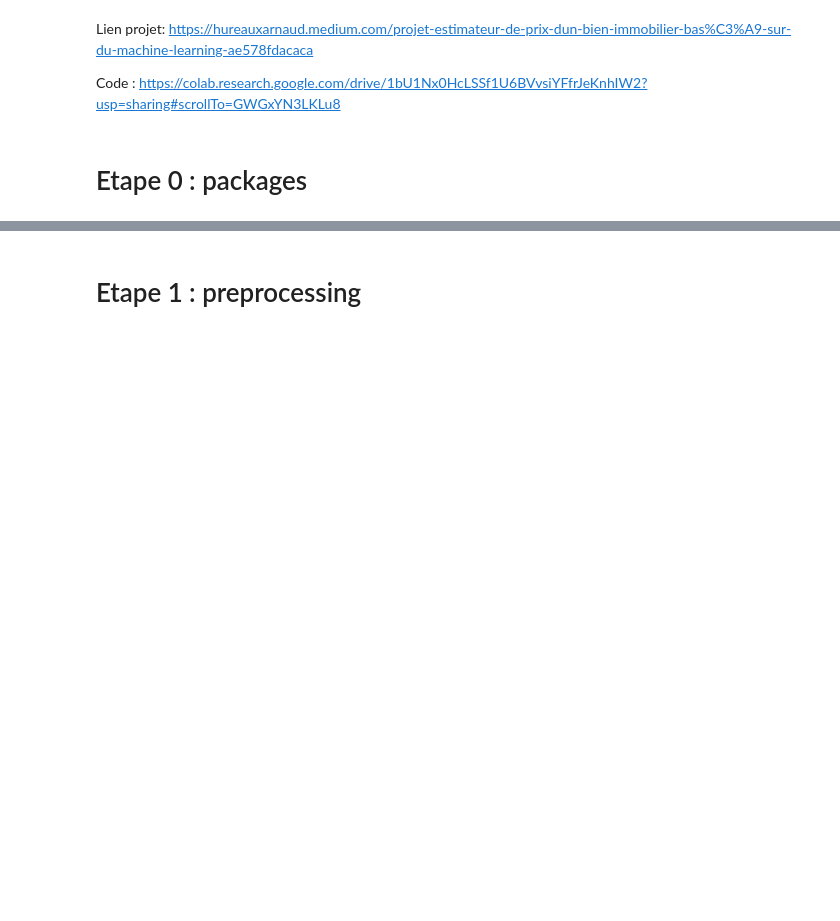
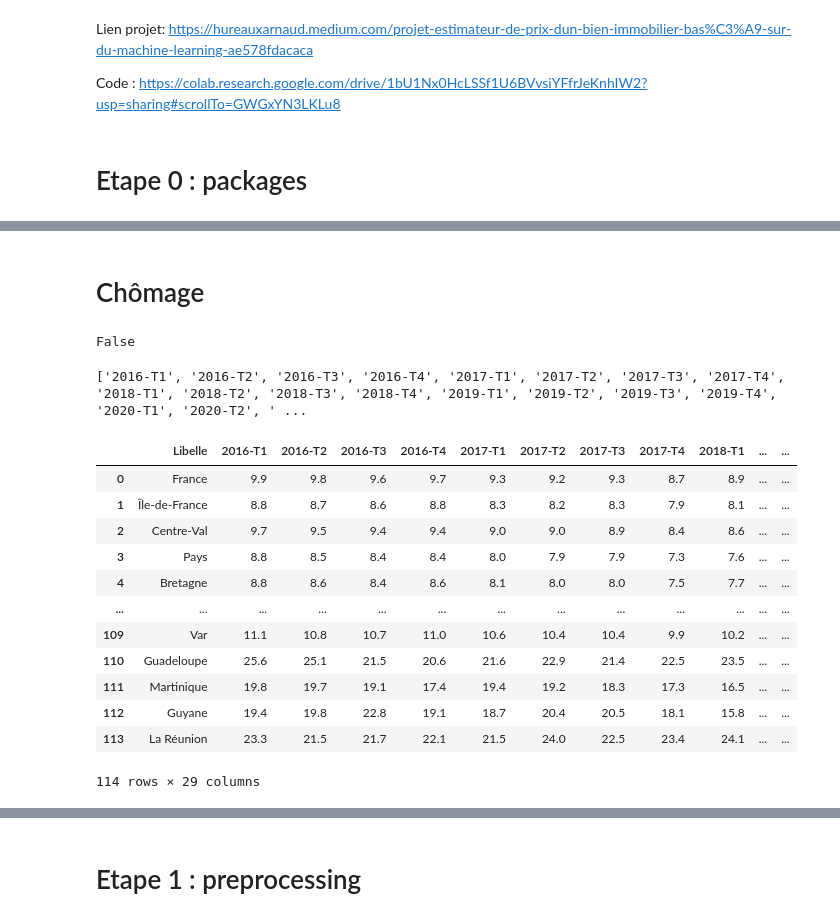
Before and after one commit to victor-kerros/tokenisation-immo, a Jupyter notebook: token-immo.ipynb, the cells around one changed output, grey strips where cells are left out. Cells and saved outputs as stored; diff of their text form; code cells hidden in the pictures; blank space fills up the shorter version.

```diff
--- a/token-immo.ipynb
+++ b/token-immo.ipynb
@@ -21,0 +191,7 @@ import matplotlib.pyplot as plt
+# %%
+df_musees = musees.groupby("NOMDEP").size().reset_index()
+
+df_musees = df_musees.rename(columns = {"NOMDEP":"nom_dep", 0:"nb_musees"})
+#display(df_musees)
+#display(df_musees.loc[81])
+#df_musees.columns = [["nom_dep", "nb_musees"]]
@@ -21,0 +209,4 @@ import matplotlib.pyplot as plt
+# %%
+# Création d'un dictionnaire à partir des noms des départements dans notre dataframe sur les musées
+arr_dpt_mus = np.array(df_musees["nom_dep"].str.lower())
+#display(arr_dpt_mus)
@@ -21,0 +274,2 @@ import matplotlib.pyplot as plt
+# %% [markdown]
+# Chômage
@@ -21,0 +312,51 @@ import matplotlib.pyplot as plt
+# %%
+#display(chomage_vf.head())
+
+# On ne garde que les valeurs depuis 2016
+liste_cols = ["Libelle"]
+annees = ["20"+str(i) for i in range(16,21)]
+trimestres = ["-T"+str(i) for i in range(1,5)]
+
+for an in annees:
+    for tr in trimestres:
+        liste_cols.append(an+tr)
+liste_cols.append("2021-T1")
+liste_cols.append("2021-T2")
+#print(liste_cols)
+
+chomage_vf = chomage_vf.filter(liste_cols, axis=1)
+#display(chomage_vf)
+
+chomage_vf = chomage_vf.replace(to_replace = 'La', value = 'La Réunion', regex=True)
+chomage_vf = chomage_vf.replace(to_replace = 'Territoire', value = 'Territoire de Belfort', regex=True)
+chomage_vf.isna().sum().any() # Pas de NA dans le df a priori
+# %% [output]
+False
+# %%
+# je ne comprends pas pourquoi ça ne fonctionne pas ==> ça met des NaN
+liste_cols = liste_cols[1:]
+print(liste_cols)
+
+# Les valeurs étaient des objets, on les transforme en entiers
+chomage_vf = chomage_vf.apply(lambda x: x.astype(float) if x.name in liste_cols else x)
+
+for an in annees:
+    chomage_vf[an] = chomage_vf[[an+str(tr) for tr in trimestres]].mean(axis = 1)
+
+chomage_vf['2021'] = chomage_vf[["2021-T1","2021-T2"]].mean(axis=1)
+display(chomage_vf)
+# %% [output]
+['2016-T1', '2016-T2', '2016-T3', '2016-T4', '2017-T1', '2017-T2', '2017-T3', '2017-T4', '2018-T1', '2018-T2', '2018-T3', '2018-T4', '2019-T1', '2019-T2', '2019-T3', '2019-T4', '2020-T1', '2020-T2', ' ...
+|  | Libelle | 2016-T1 | 2016-T2 | 2016-T3 | 2016-T4 | 2017-T1 | 2017-T2 | 2017-T3 | 2017-T4 | 2018-T1 | ... | ... |
+| 0 | France | 9.9 | 9.8 | 9.6 | 9.7 | 9.3 | 9.2 | 9.3 | 8.7 | 8.9 | ... | ... |
+| 1 | Île-de-France | 8.8 | 8.7 | 8.6 | 8.8 | 8.3 | 8.2 | 8.3 | 7.9 | 8.1 | ... | ... |
+| 2 | Centre-Val | 9.7 | 9.5 | 9.4 | 9.4 | 9.0 | 9.0 | 8.9 | 8.4 | 8.6 | ... | ... |
+| 3 | Pays | 8.8 | 8.5 | 8.4 | 8.4 | 8.0 | 7.9 | 7.9 | 7.3 | 7.6 | ... | ... |
+| 4 | Bretagne | 8.8 | 8.6 | 8.4 | 8.6 | 8.1 | 8.0 | 8.0 | 7.5 | 7.7 | ... | ... |
+| ... | ... | ... | ... | ... | ... | ... | ... | ... | ... | ... | ... | ... |
+| 109 | Var | 11.1 | 10.8 | 10.7 | 11.0 | 10.6 | 10.4 | 10.4 | 9.9 | 10.2 | ... | ... |
+| 110 | Guadeloupe | 25.6 | 25.1 | 21.5 | 20.6 | 21.6 | 22.9 | 21.4 | 22.5 | 23.5 | ... | ... |
+| 111 | Martinique | 19.8 | 19.7 | 19.1 | 17.4 | 19.4 | 19.2 | 18.3 | 17.3 | 16.5 | ... | ... |
+| 112 | Guyane | 19.4 | 19.8 | 22.8 | 19.1 | 18.7 | 20.4 | 20.5 | 18.1 | 15.8 | ... | ... |
+| 113 | La Réunion | 23.3 | 21.5 | 21.7 | 22.1 | 21.5 | 24.0 | 22.5 | 23.4 | 24.1 | ... | ... |
+114 rows × 29 columns
```
Also changed, not shown: parts of 52 cells of this notebook, 1 other file.
